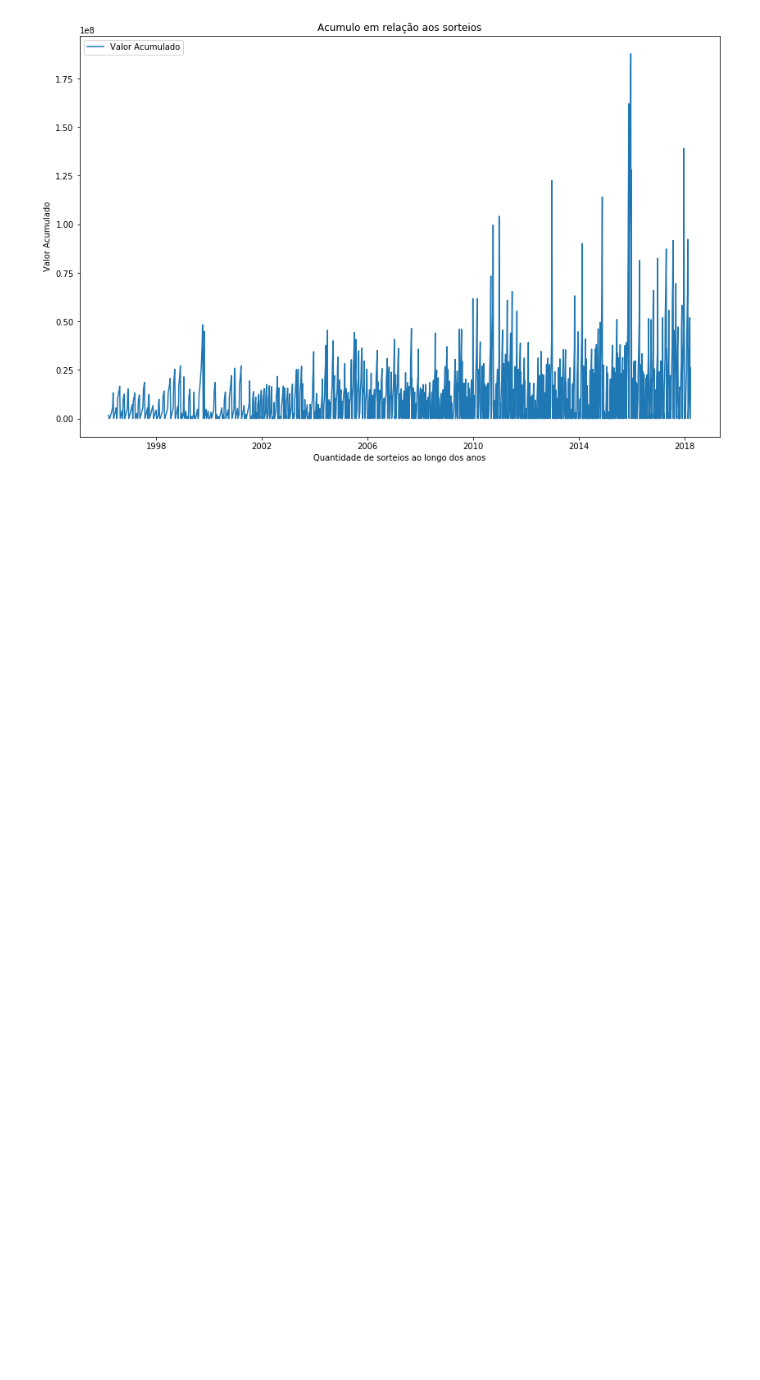
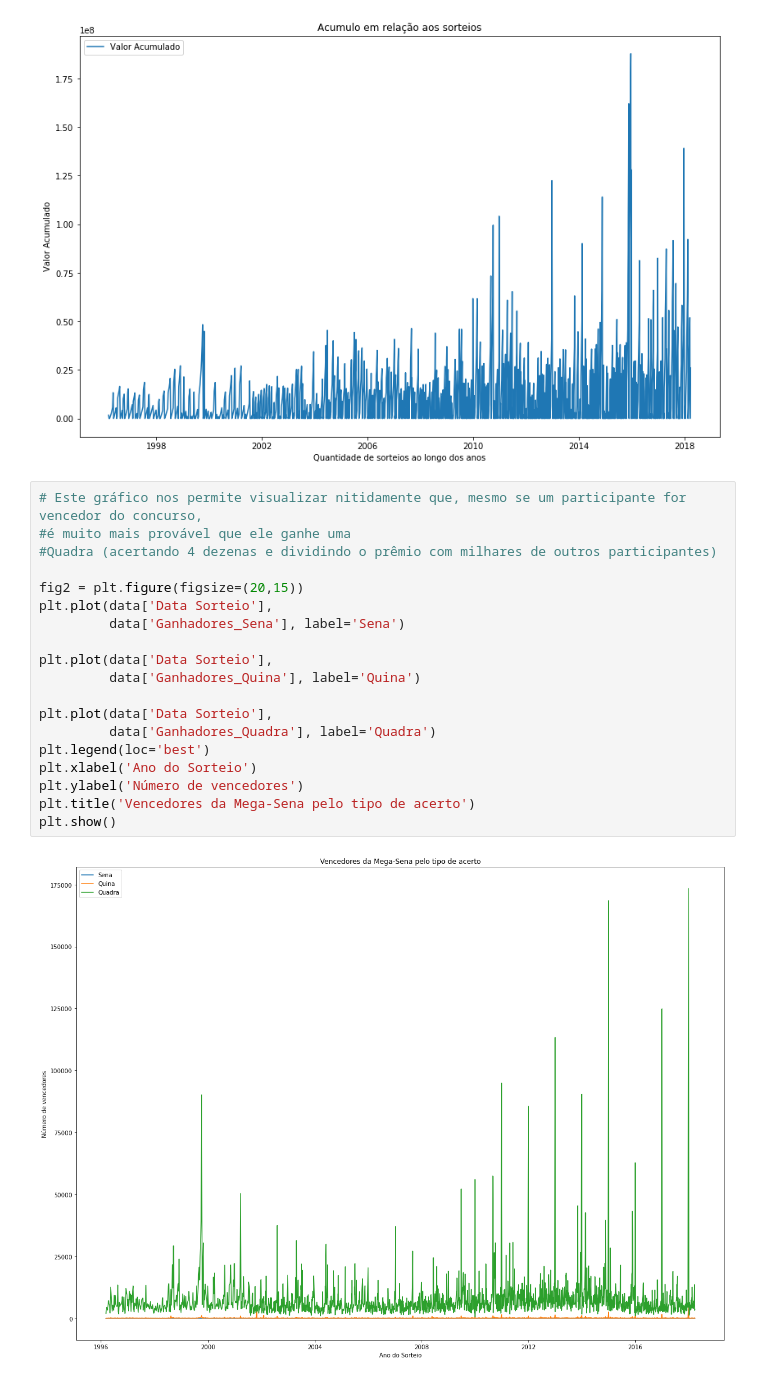
Before and after one commit to maxwillf/Mega-sena, a Jupyter notebook: Max_willliam_trabalho_prob.ipynb, the cells around one changed output. Cells and saved outputs as stored; diff of their text form; blank space fills up the shorter version.

Commit message:
adiciona comparação de tipos de vencedores

```diff
--- a/Max_willliam_trabalho_prob.ipynb
+++ b/Max_willliam_trabalho_prob.ipynb
@@ -179,3 +179,24 @@ plt.title('Acumulo em relação aos sorteios')
 plt.show()
 # %% [output]
 [figure]
+# %%
+# Este gráfico nos permite visualizar nitidamente que, mesmo se um participante for vencedor do concurso,
+#é muito mais provável que ele ganhe uma
+#Quadra (acertando 4 dezenas e dividindo o prêmio com milhares de outros participantes)
+
+fig2 = plt.figure(figsize=(20,15))
+plt.plot(data['Data Sorteio'],
+         data['Ganhadores_Sena'], label='Sena')
+
+plt.plot(data['Data Sorteio'],
+         data['Ganhadores_Quina'], label='Quina')
+
+plt.plot(data['Data Sorteio'],
+         data['Ganhadores_Quadra'], label='Quadra')
+plt.legend(loc='best')
+plt.xlabel('Ano do Sorteio')
+plt.ylabel('Número de vencedores')
+plt.title('Vencedores da Mega-Sena pelo tipo de acerto')
+plt.show()
+# %% [output]
+[figure, added]
```
Also changed, not shown: parts of 1 cell of this notebook.
